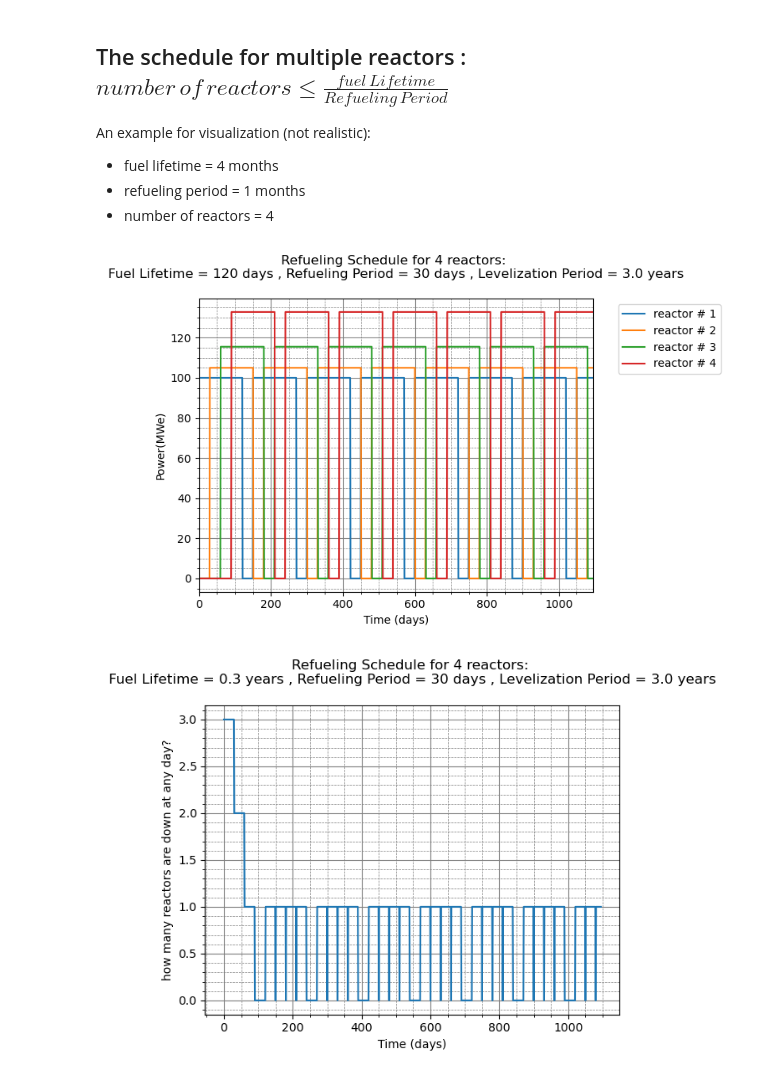
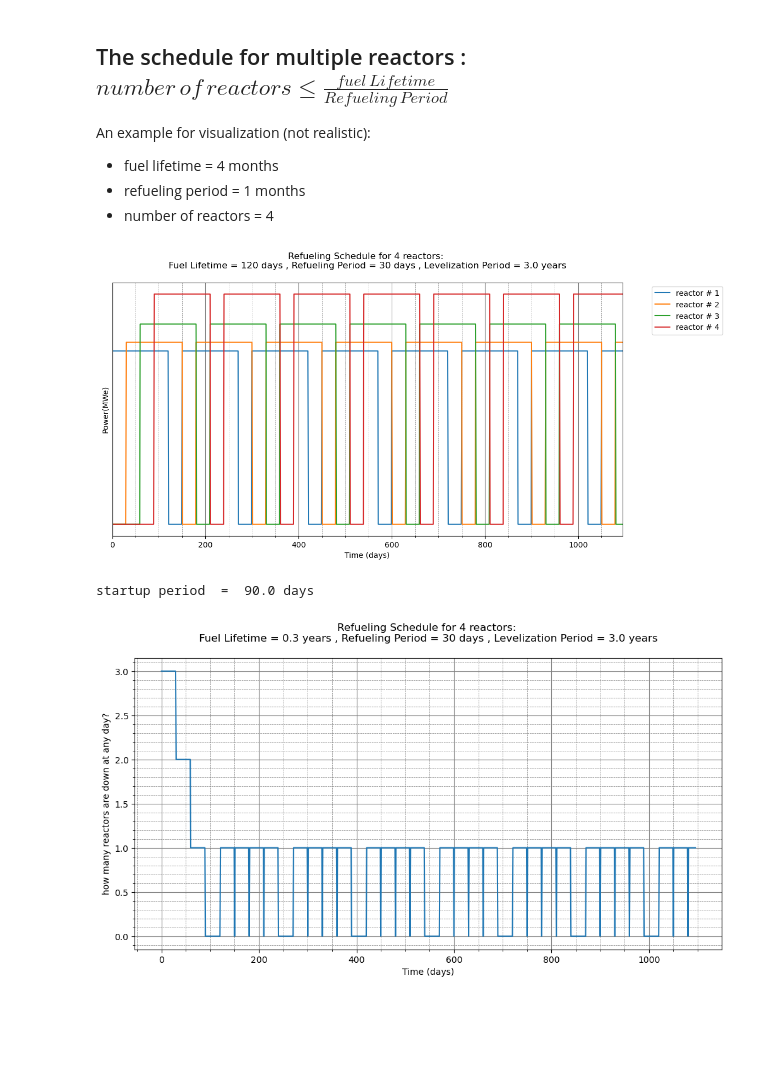
Before and after one commit to BotrosHanna-INL/nuc_DataCenters, a Jupyter notebook: reliability.ipynb, the cells around one changed output. Cells and saved outputs as stored; diff of their text form; code cells hidden in the pictures; blank space fills up the shorter version.

```diff
--- a/reliability.ipynb
+++ b/reliability.ipynb
@@ -88,10 +101,11 @@ The second reactor should start after the first reactor with a delay equals 1 re
 1. Both reactors will never be off at the same time,
 2- Use the full power of the two reactors ASAP
 # %%
+fig = plt.figure(figsize=(12, 6))
 power = 300 # MWe
 fuel_lifetime = 1*365 # days
 refueling_period = 30 #days. In this work, the refueling period has to be at least 2 days
-levelization_period = 10*365 # in days
+levelization_period = 5*365 # in days
 inital_delay1 = 0
 inital_delay2 = refueling_period
 
@@ -112,7 +126,7 @@ plt.plot(t_list, P_list1, label = "reactor #1")
 plt.plot(t_list, P_list2, label = "reactor #2")
 plt.legend(bbox_to_anchor=(1.05, 1.0), loc='upper left')
 plt.xlim(0, levelization_period)
-plt.ylim(1, 1.2*power)
+
 plt.xlabel('Time (days)')
 plt.ylabel('Power(MWe)')
 
@@ -120,6 +134,8 @@ plt.grid(which='major', color='grey', linewidth=0.8)
 plt.grid(which='minor', color='grey', linestyle='dashed', linewidth=0.5)
 plt.minorticks_on()
 
+plt.gca().yaxis.set_major_locator(plt.NullLocator())
+
 plt.title(f"Refueling Schedule for one reactor: \n Fuel Lifetime = {np.round(fuel_lifetime/365, 1)} years , Refueling Period = {refueling_period} days , Levelization Period = {np.round(levelization_period/365, 1)} years \n")
 plt.show()
 # %% [output]
@@ -132,6 +148,7 @@ An example for visualization (not realistic):
 - refueling period = 1 months
 - number of reactors = 4
 # %%
+fig = plt.figure(figsize=(12, 6))
 power = 100 # MWe
 fuel_lifetime = int(4*30) # days
 refueling_period = 30 #days. In this work, the refueling period has to be at least 2 days
@@ -144,35 +161,42 @@ P_list_tot = []
 for i in range(len(initial_delay_list)):
 
     delay = initial_delay_list[i]
     power = power *(1+ i *0.05) # just for visualization
 
     t_list = []
     P_list = []
 
     for time in range(levelization_period+1):
 
         P = calculate_duty_cycle( int( delay), fuel_lifetime, refueling_period, levelization_period, power, time)
 
         t_list.append(time)
         P_list.append(P)
 
     P_list_tot.append(P_list)
 
     plt.plot(t_list, P_list, label = f"reactor # {i+1}")
     plt.legend(bbox_to_anchor=(1.05, 1.0), loc='upper left')
     plt.xlim(0, levelization_period)
     plt.xlabel('Time (days)')
     plt.ylabel('Power(MWe)')
 
     plt.title(f"Refueling Schedule for {num_reactors} reactors: \n Fuel Lifetime = {np.round(fuel_lifetime, 1)} days , Refueling Period = {refueling_period} days , Levelization Period = {np.round(levelization_period/365, 1)} years \n")
 plt.grid(which='major', color='grey', linewidth=0.8)
 plt.grid(which='minor', color='grey', linestyle='dashed', linewidth=0.5)
 plt.minorticks_on()
 
+plt.gca().yaxis.set_major_locator(plt.NullLocator())
+
 plt.show()
+
+print( "startup period  = ", initial_delay_list[-1], "days")
 # %% [output]
-[figure, old version]
+[figure, new version]
+startup period  =  90.0 days
 # %%
+fig = plt.figure(figsize=(12, 6))
+
 P_list_tot_array = (np.vstack(P_list_tot))
 reactors_down_list = []
 for n in range(P_list_tot_array.shape[1]):
@@ -190,7 +214,7 @@ plt.minorticks_on()
 
 plt.show()
 # %% [output]
-[figure, old version]
+[figure, new version]
 # %% [markdown]
 ## The schedule for multiple reactors : $ number \, of \, reactors  > \frac{fuel \, Lifetime}{Refueling \, Period} $
 
```
Also changed, not shown: parts of 18 cells of this notebook, 2 other files.
